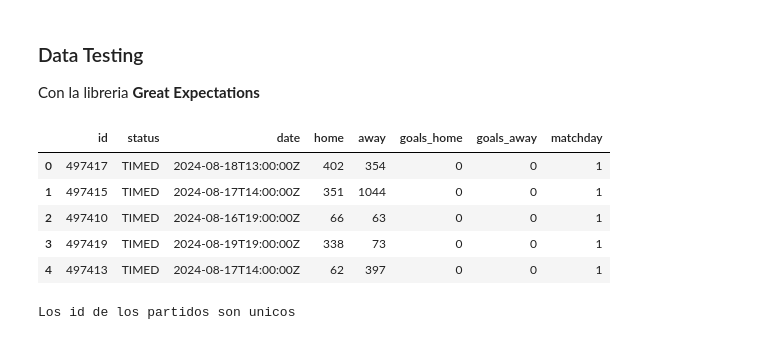
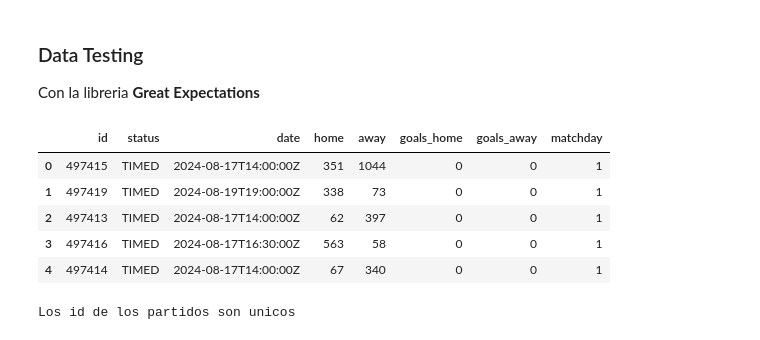
Before and after one commit to RaphaelNicaise/DataEngineering_PremierLeague, a Jupyter notebook: Extraccion_datos_football_data.ipynb, the cells around one changed output. Drawn from its saved outputs; the diff is of its cells as text; code cells hidden in the pictures.

```diff
--- a/Extraccion_datos_football_data.ipynb
+++ b/Extraccion_datos_football_data.ipynb
@@ -461,16 +442,16 @@ Se cargaron 70 partidos jugados en total
 
 Con la libreria **Great Expectations**
 # %%
-df = gx.read_parquet("data_lake/played_matches") # Un dataframe
+df = gx.read_parquet("data_lake/silver/played_matches") # Un dataframe
 type(df) # -> great_expectations.dataset.pandas_dataset.PandasDataset
 df.head() # Es un dataframe de great_expectations, que es como un pandas, pero con mas funcionalidades
 # %% [output]
 |  | id | status | date | home | away | goals_home | goals_away | matchday |
-| 0 | 497417 | TIMED | 2024-08-18T13:00:00Z | 402 | 354 | 0 | 0 | 1 |
-| 1 | 497415 | TIMED | 2024-08-17T14:00:00Z | 351 | 1044 | 0 | 0 | 1 |
-| 2 | 497410 | TIMED | 2024-08-16T19:00:00Z | 66 | 63 | 0 | 0 | 1 |
-| 3 | 497419 | TIMED | 2024-08-19T19:00:00Z | 338 | 73 | 0 | 0 | 1 |
-| 4 | 497413 | TIMED | 2024-08-17T14:00:00Z | 62 | 397 | 0 | 0 | 1 |
+| 0 | 497415 | TIMED | 2024-08-17T14:00:00Z | 351 | 1044 | 0 | 0 | 1 |
+| 1 | 497419 | TIMED | 2024-08-19T19:00:00Z | 338 | 73 | 0 | 0 | 1 |
+| 2 | 497413 | TIMED | 2024-08-17T14:00:00Z | 62 | 397 | 0 | 0 | 1 |
+| 3 | 497416 | TIMED | 2024-08-17T16:30:00Z | 563 | 58 | 0 | 0 | 1 |
+| 4 | 497414 | TIMED | 2024-08-17T14:00:00Z | 67 | 340 | 0 | 0 | 1 |
 # %%
 # Verificar que los id de los partidos sean unicos
 if df.expect_column_values_to_be_unique(column='id')['success']:
```
Also changed, not shown: parts of 29 cells of this notebook.
